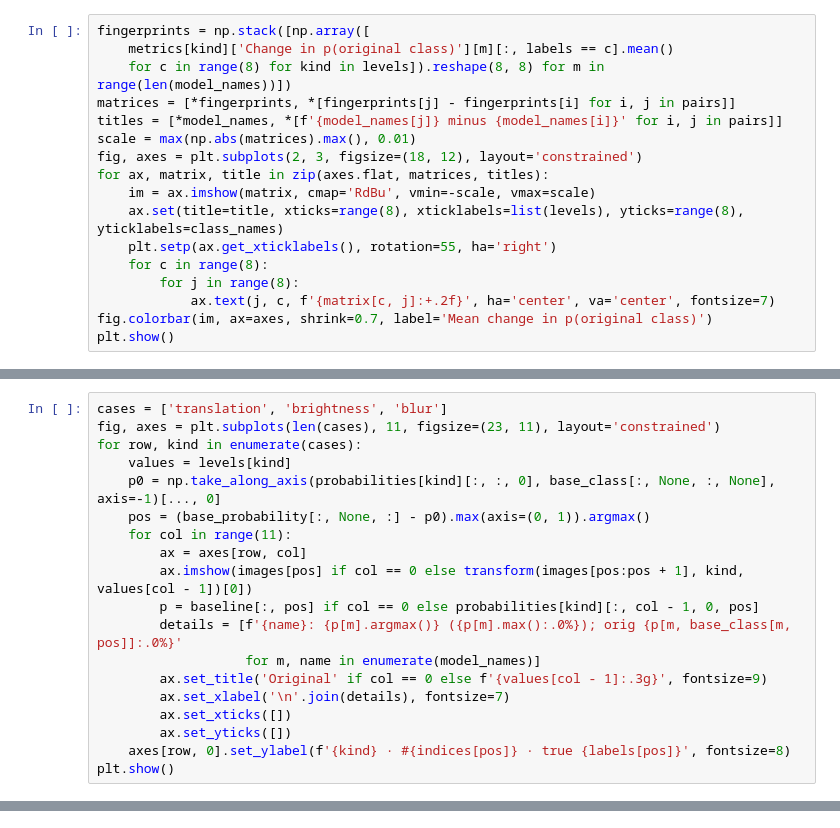
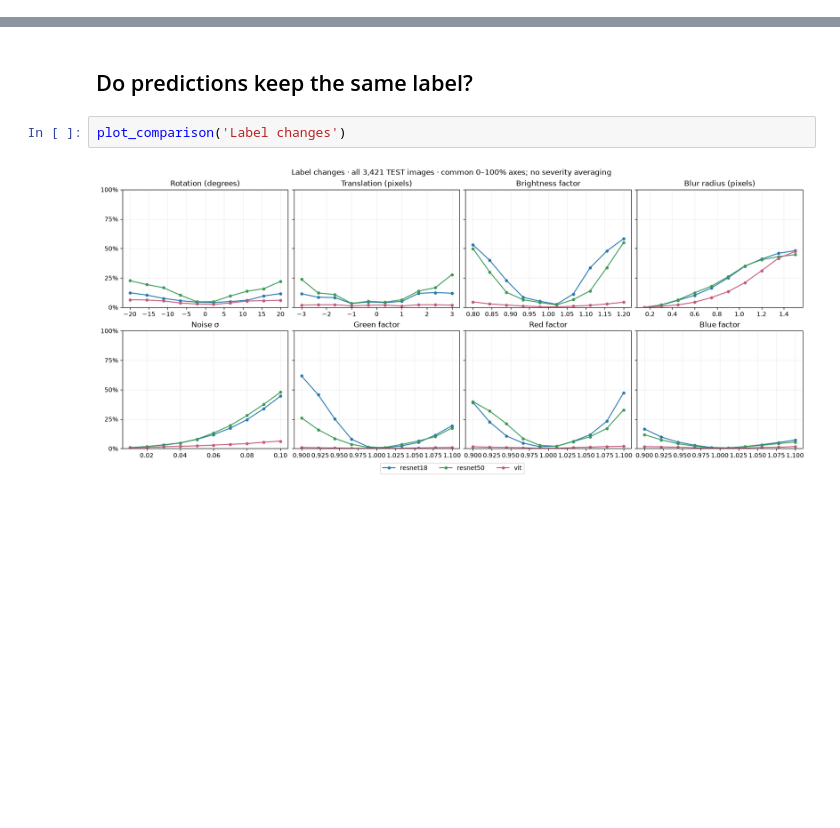
Before and after one commit to jseibezeder/AI_and_Visualization_Project, a Jupyter notebook: stability_analysis.ipynb, the cells around one changed output, grey strips where cells are left out. Cells and saved outputs as stored; diff of their text form; blank space fills up the shorter version.

Commit message:
Organize analysis into four stories and add live image sandbox

```diff
--- a/stability_analysis.ipynb
+++ b/stability_analysis.ipynb
@@ -313,17 +0,0 @@ Compare solid correct-to-wrong curves with dashed wrong-to-correct curves, each
-# %%
-fingerprints = np.stack([np.array([
-    metrics[kind]['Change in p(original class)'][m][:, labels == c].mean()
-    for c in range(8) for kind in levels]).reshape(8, 8) for m in range(len(model_names))])
-matrices = [*fingerprints, *[fingerprints[j] - fingerprints[i] for i, j in pairs]]
-titles = [*model_names, *[f'{model_names[j]} minus {model_names[i]}' for i, j in pairs]]
-scale = max(np.abs(matrices).max(), 0.01)
-fig, axes = plt.subplots(2, 3, figsize=(18, 12), layout='constrained')
-for ax, matrix, title in zip(axes.flat, matrices, titles):
-    im = ax.imshow(matrix, cmap='RdBu', vmin=-scale, vmax=scale)
-    ax.set(title=title, xticks=range(8), xticklabels=list(levels), yticks=range(8), yticklabels=class_names)
-    plt.setp(ax.get_xticklabels(), rotation=55, ha='right')
-    for c in range(8):
-        for j in range(8):
-            ax.text(j, c, f'{matrix[c, j]:+.2f}', ha='center', va='center', fontsize=7)
-fig.colorbar(im, ax=axes, shrink=0.7, label='Mean change in p(original class)')
-plt.show()
@@ -336,19 +0,0 @@ In model maps, red/blue means loss/gain of original-class support and near zero
-# %%
-cases = ['translation', 'brightness', 'blur']
-fig, axes = plt.subplots(len(cases), 11, figsize=(23, 11), layout='constrained')
-for row, kind in enumerate(cases):
-    values = levels[kind]
-    p0 = np.take_along_axis(probabilities[kind][:, :, 0], base_class[:, None, :, None], axis=-1)[..., 0]
-    pos = (base_probability[:, None, :] - p0).max(axis=(0, 1)).argmax()
-    for col in range(11):
-        ax = axes[row, col]
-        ax.imshow(images[pos] if col == 0 else transform(images[pos:pos + 1], kind, values[col - 1])[0])
-        p = baseline[:, pos] if col == 0 else probabilities[kind][:, col - 1, 0, pos]
-        details = [f'{name}: {p[m].argmax()} ({p[m].max():.0%}); orig {p[m, base_class[m, pos]]:.0%}'
-                   for m, name in enumerate(model_names)]
-        ax.set_title('Original' if col == 0 else f'{values[col - 1]:.3g}', fontsize=9)
-        ax.set_xlabel('\n'.join(details), fontsize=7)
-        ax.set_xticks([])
-        ax.set_yticks([])
-    axes[row, 0].set_ylabel(f'{kind} · #{indices[pos]} · true {labels[pos]}', fontsize=8)
-plt.show()
@@ -358,0 +57,6 @@ Follow each selected image’s class labels across transformation levels rather
+# %% [markdown]
+## Do predictions keep the same label?
+# %%
+plot_comparison('Label changes')
+# %% [output]
+[figure, added]
```
Also changed, not shown: parts of 47 cells of this notebook, 7 other files.
